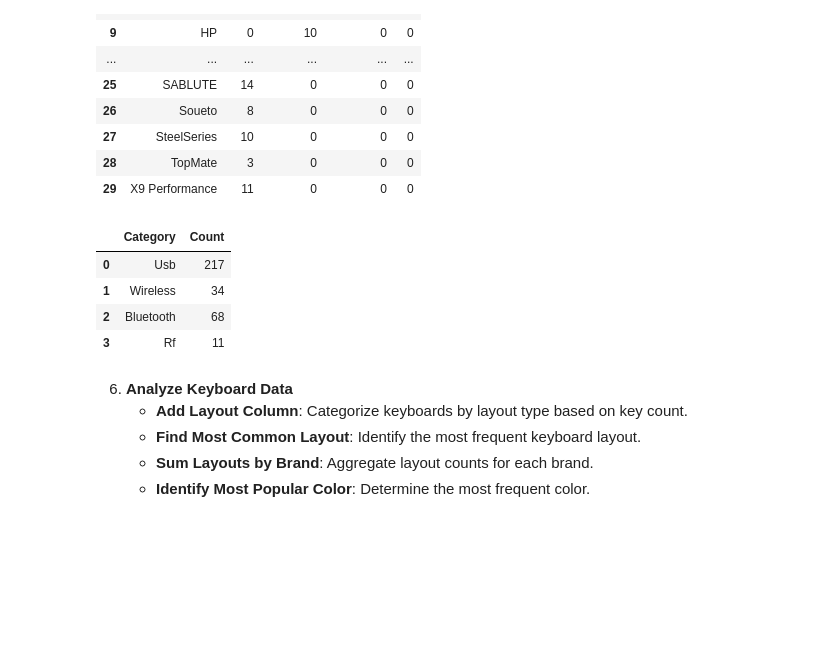
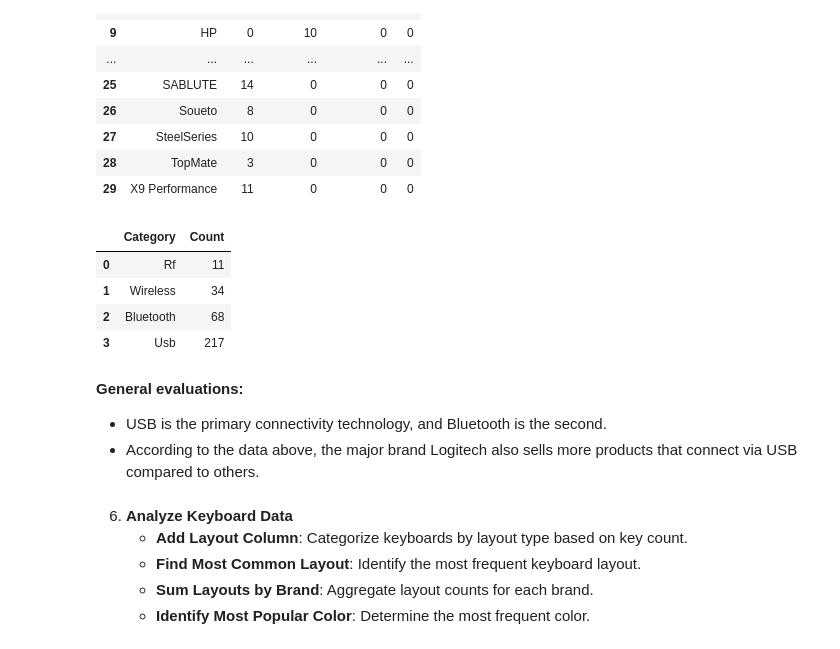
Before and after one commit to motconkien/Data-Projetcs, a Jupyter notebook: Amazon Project/Analyst/main.ipynb, the cells around one changed output. Cells and saved outputs as stored; diff of their text form; code cells hidden in the pictures; blank space fills up the shorter version.

```diff
--- a/Amazon Project/Analyst/main.ipynb
+++ b/Amazon Project/Analyst/main.ipynb
@@ -302,8 +310,10 @@ plt.tight_layout()
    - **Objective**: Analyze sales data for each brand.
    - **Method**: Aggregate total reviews (units sold) by brand and compute the required statistics.
 # %%
-sold_data = data.groupby("Brand")["Total Review"].agg(["min","max","count","mean","sum"]).reset_index()
+data.rename(columns={"Total Review":"Sold"},inplace=True)
+sold_data = data.groupby("Brand")["Sold"].agg(["min","max","count","mean","sum"]).reset_index()
 sold_data["mean"] = sold_data["mean"].round(2)
-sold_data
+sold_data_sorted = sold_data.sort_values(by='sum',ascending=True,ignore_index=True)
+sold_data_sorted
 # %% [output]
 |  | Brand | min | max | count | mean | sum |
@@ -344,6 +380,6 @@ array([' USB ', ' USB-A ', ' Wired ', ' Usb ', ' Wireless, Bluetooth ',
        ' Bluetooth, USB ', ' Wireless ', ' RF, Unifying Receiver ',
        ' Bluetooth, 2.4G USB ', ' USB-A, USB-C '], dtype=object)
 # %%
-connectivity = data[["Brand",'Review', 'Total Review','Connectivity Technology']]
+connectivity = data[["Brand",'Review', 'Sold','Connectivity Technology']]
 connectivity
 # %% [output]
@@ -407,13 +444,17 @@ brand_connect_tech
 # %%
 data_tech = df[["Usb","Wireless","Bluetooth","Rf"]].sum().reset_index()
 data_tech.columns = ["Category", "Count"]
-data_tech
+data_tech.sort_values(by="Count",ignore_index=True)
 # %% [output]
 |  | Category | Count |
-| 0 | Usb | 217 |
+| 0 | Rf | 11 |
 | 1 | Wireless | 34 |
 | 2 | Bluetooth | 68 |
-| 3 | Rf | 11 |
+| 3 | Usb | 217 |
+# %% [markdown]
+<b> General evaluations:
+- USB is the primary connectivity technology, and Bluetooth is the second.
+- According to the data above, the major brand Logitech also sells more products that connect via USB compared to others.
 # %% [markdown]
 6. **Analyze Keyboard Data**
    - **Add Layout Column**: Categorize keyboards by layout type based on key count.
```
Also changed, not shown: parts of 30 cells of this notebook.
